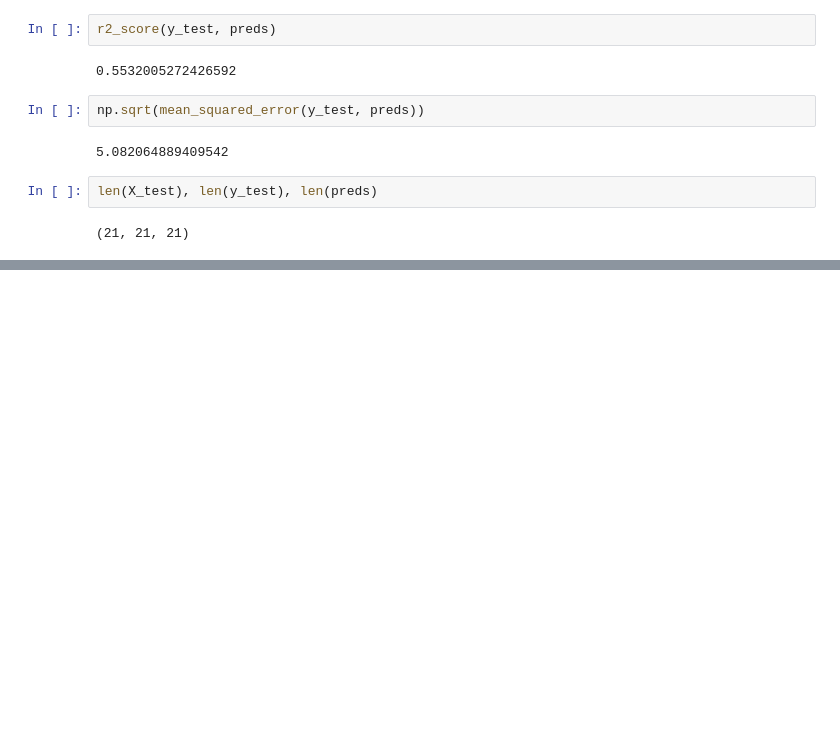
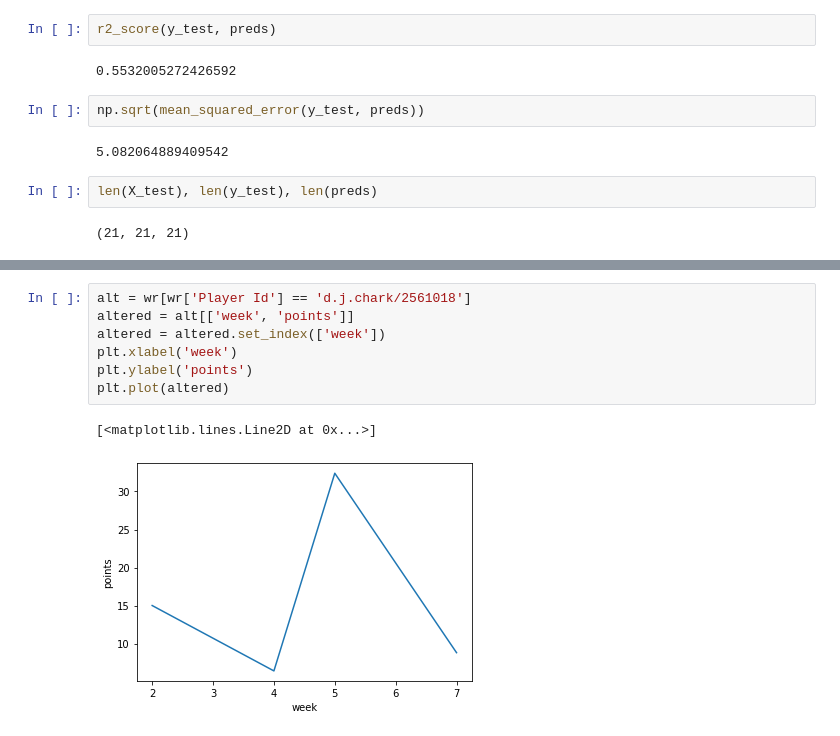
Before and after one commit to RoboTums/sportsPrediction, a Jupyter notebook: fantasy_predictor.ipynb, the cells around one changed output, grey strips where cells are left out. Cells and saved outputs as stored; diff of their text form; blank space fills up the shorter version.

```diff
--- a/fantasy_predictor.ipynb
+++ b/fantasy_predictor.ipynb
@@ -268,0 +464,10 @@ len(X_test), len(y_test), len(preds)
+# %%
+alt = wr[wr['Player Id'] == 'd.j.chark/2561018']
+altered = alt[['week', 'points']]
+altered = altered.set_index(['week'])
+plt.xlabel('week')
+plt.ylabel('points')
+plt.plot(altered)
+# %% [output]
+[<matplotlib.lines.Line2D at 0x...>]
+[figure, added]
```
Also changed, not shown: parts of 28 cells of this notebook, 2 other files.
